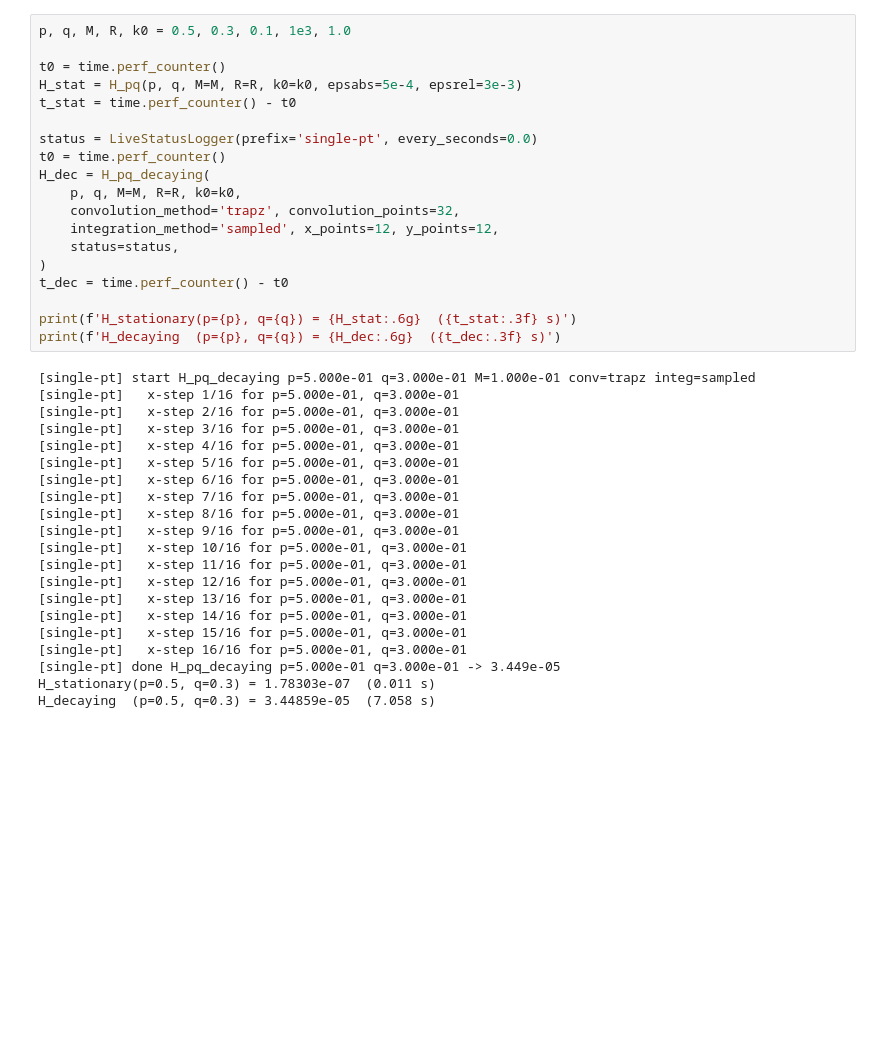
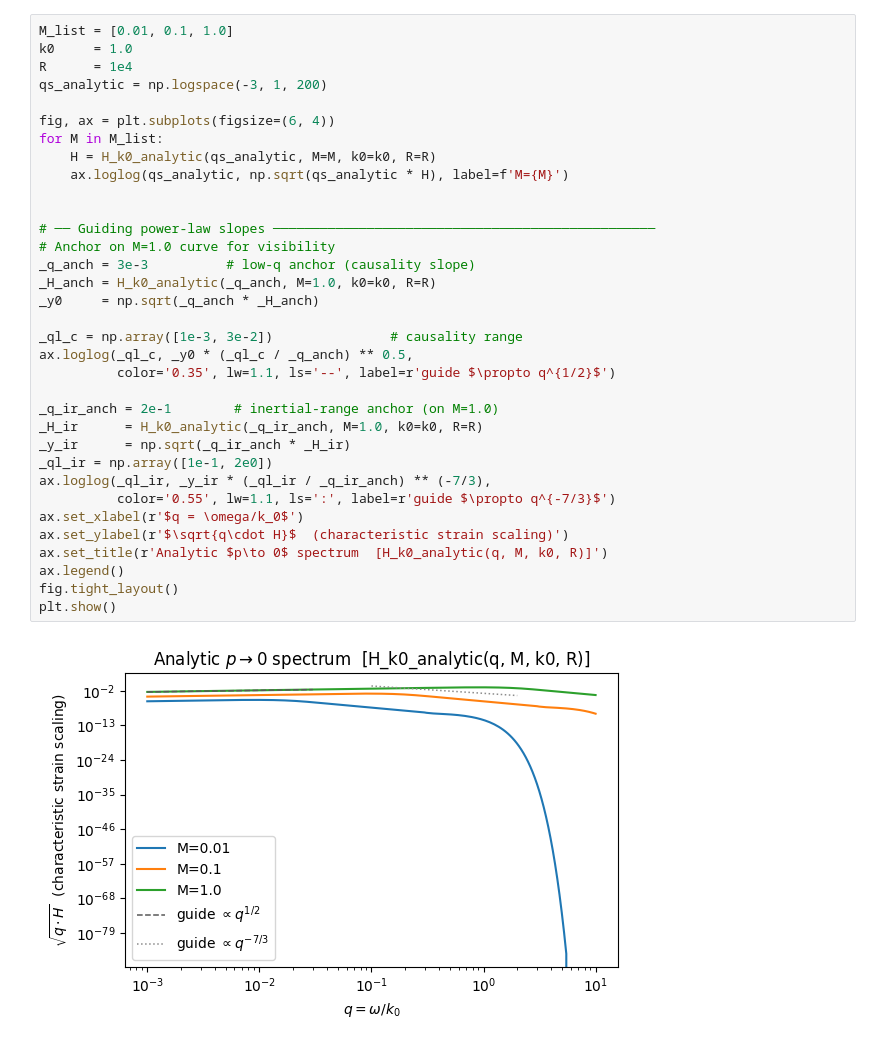
Before and after one commit to shturman99/Polarization-of-Gravitational-Waves, a Jupyter notebook: src/workflow_demo.ipynb, the cells around one changed output. Drawn from its saved outputs; the diff is of its cells as text; blank space fills up the shorter version.

```diff
--- a/src/workflow_demo.ipynb
+++ b/src/workflow_demo.ipynb
@@ -71,41 +213,37 @@ plt.show()
-# %%
-p, q, M, R, k0 = 0.5, 0.3, 0.1, 1e3, 1.0
-
-t0 = time.perf_counter()
-H_stat = H_pq(p, q, M=M, R=R, k0=k0, epsabs=5e-4, epsrel=3e-3)
-t_stat = time.perf_counter() - t0
-
-status = LiveStatusLogger(prefix='single-pt', every_seconds=0.0)
-t0 = time.perf_counter()
-H_dec = H_pq_decaying(
-    p, q, M=M, R=R, k0=k0,
-    convolution_method='trapz', convolution_points=32,
-    integration_method='sampled', x_points=12, y_points=12,
-    status=status,
-)
-t_dec = time.perf_counter() - t0
-
-print(f'H_stationary(p={p}, q={q}) = {H_stat:.6g}  ({t_stat:.3f} s)')
-print(f'H_decaying  (p={p}, q={q}) = {H_dec:.6g}  ({t_dec:.3f} s)')
-# %% [output]
-[single-pt] start H_pq_decaying p=5.000e-01 q=3.000e-01 M=1.000e-01 conv=trapz integ=sampled
-[single-pt]   x-step 1/16 for p=5.000e-01, q=3.000e-01
-[single-pt]   x-step 2/16 for p=5.000e-01, q=3.000e-01
-[single-pt]   x-step 3/16 for p=5.000e-01, q=3.000e-01
-[single-pt]   x-step 4/16 for p=5.000e-01, q=3.000e-01
-[single-pt]   x-step 5/16 for p=5.000e-01, q=3.000e-01
-[single-pt]   x-step 6/16 for p=5.000e-01, q=3.000e-01
-[single-pt]   x-step 7/16 for p=5.000e-01, q=3.000e-01
-[single-pt]   x-step 8/16 for p=5.000e-01, q=3.000e-01
-[single-pt]   x-step 9/16 for p=5.000e-01, q=3.000e-01
-[single-pt]   x-step 10/16 for p=5.000e-01, q=3.000e-01
-[single-pt]   x-step 11/16 for p=5.000e-01, q=3.000e-01
-[single-pt]   x-step 12/16 for p=5.000e-01, q=3.000e-01
-[single-pt]   x-step 13/16 for p=5.000e-01, q=3.000e-01
-[single-pt]   x-step 14/16 for p=5.000e-01, q=3.000e-01
-[single-pt]   x-step 15/16 for p=5.000e-01, q=3.000e-01
-[single-pt]   x-step 16/16 for p=5.000e-01, q=3.000e-01
-[single-pt] done H_pq_decaying p=5.000e-01 q=3.000e-01 -> 3.449e-05
-H_stationary(p=0.5, q=0.3) = 1.78303e-07  (0.011 s)
-H_decaying  (p=0.5, q=0.3) = 3.44859e-05  (7.058 s)
+# %%
+M_list = [0.01, 0.1, 1.0]
+k0     = 1.0
+R      = 1e4
+qs_analytic = np.logspace(-3, 1, 200)
+
+fig, ax = plt.subplots(figsize=(6, 4))
+for M in M_list:
+    H = H_k0_analytic(qs_analytic, M=M, k0=k0, R=R)
+    ax.loglog(qs_analytic, np.sqrt(qs_analytic * H), label=f'M={M}')
+
+
+# ── Guiding power-law slopes ─────────────────────────────────────────────────
+# Anchor on M=1.0 curve for visibility
+_q_anch = 3e-3          # low-q anchor (causality slope)
+_H_anch = H_k0_analytic(_q_anch, M=1.0, k0=k0, R=R)
+_y0     = np.sqrt(_q_anch * _H_anch)
+
+_ql_c = np.array([1e-3, 3e-2])               # causality range
+ax.loglog(_ql_c, _y0 * (_ql_c / _q_anch) ** 0.5,
+          color='0.35', lw=1.1, ls='--', label=r'guide $\propto q^{1/2}$')
+
+_q_ir_anch = 2e-1        # inertial-range anchor (on M=1.0)
+_H_ir      = H_k0_analytic(_q_ir_anch, M=1.0, k0=k0, R=R)
+_y_ir      = np.sqrt(_q_ir_anch * _H_ir)
+_ql_ir = np.array([1e-1, 2e0])
+ax.loglog(_ql_ir, _y_ir * (_ql_ir / _q_ir_anch) ** (-7/3),
+          color='0.55', lw=1.1, ls=':', label=r'guide $\propto q^{-7/3}$')
+ax.set_xlabel(r'$q = \omega/k_0$')
+ax.set_ylabel(r'$\sqrt{q\cdot H}$  (characteristic strain scaling)')
+ax.set_title(r'Analytic $p\to 0$ spectrum  [H_k0_analytic(q, M, k0, R)]')
+ax.legend()
+fig.tight_layout()
+plt.show()
+# %% [output]
+[figure, new version]
 # %% [markdown]
```
Also changed, not shown: parts of 41 cells of this notebook, 37 other files.
